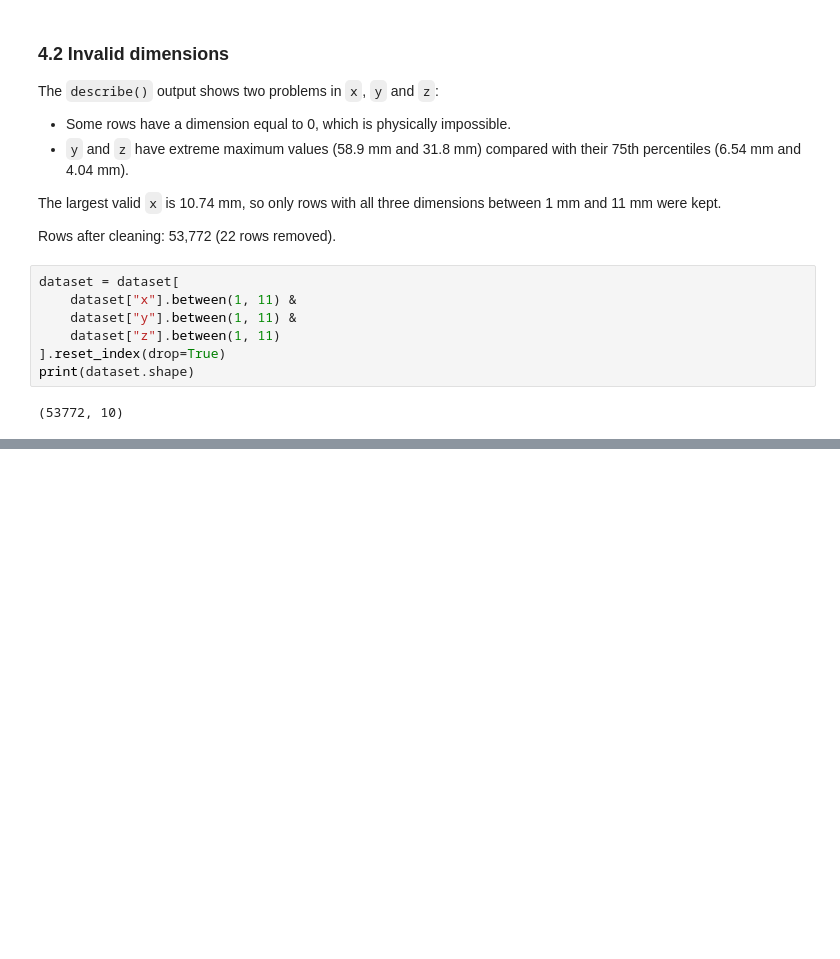
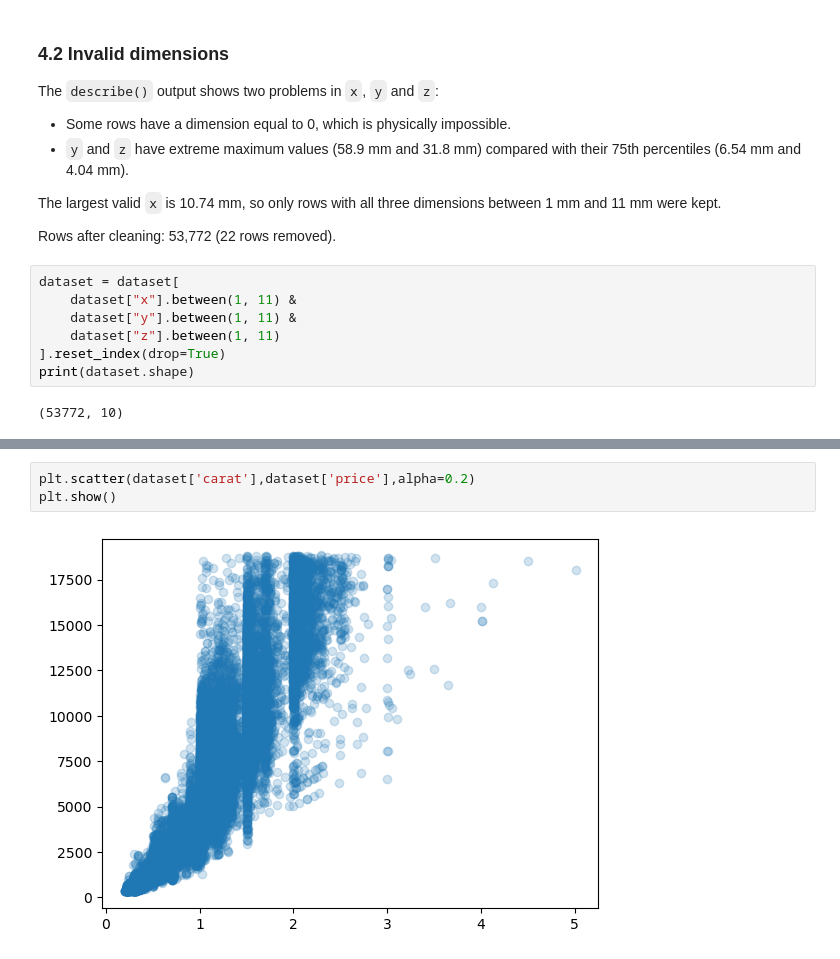
Before and after one commit to AliSadeghian2007/05-diamonds-price-linear-regression-residuals, a Jupyter notebook: notebook.ipynb, the cells around one changed output, grey strips where cells are left out. Saved outputs shown, nothing was run; the diff lists cells and outputs as text; blank space fills up the shorter version.

```diff
--- a/notebook.ipynb
+++ b/notebook.ipynb
@@ -144,0 +172,5 @@ print(dataset.shape)
+# %%
+plt.scatter(dataset['carat'],dataset['price'],alpha=0.2)
+plt.show()
+# %% [output]
+[figure, added]
```
Also changed, not shown: parts of 6 cells of this notebook.
